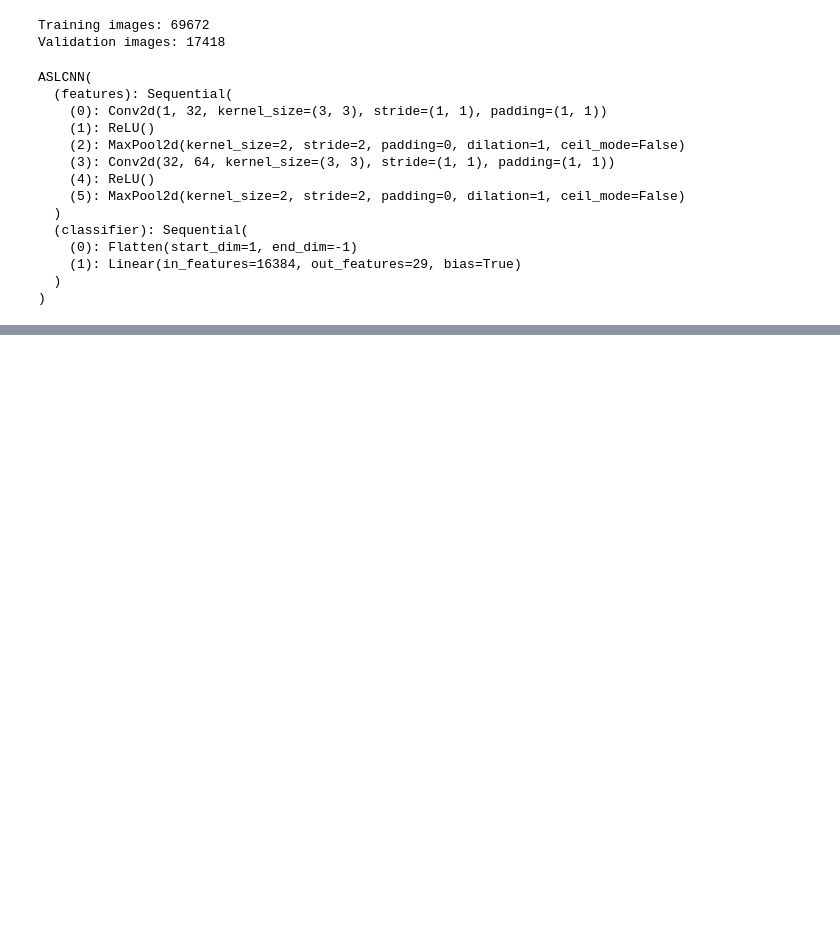
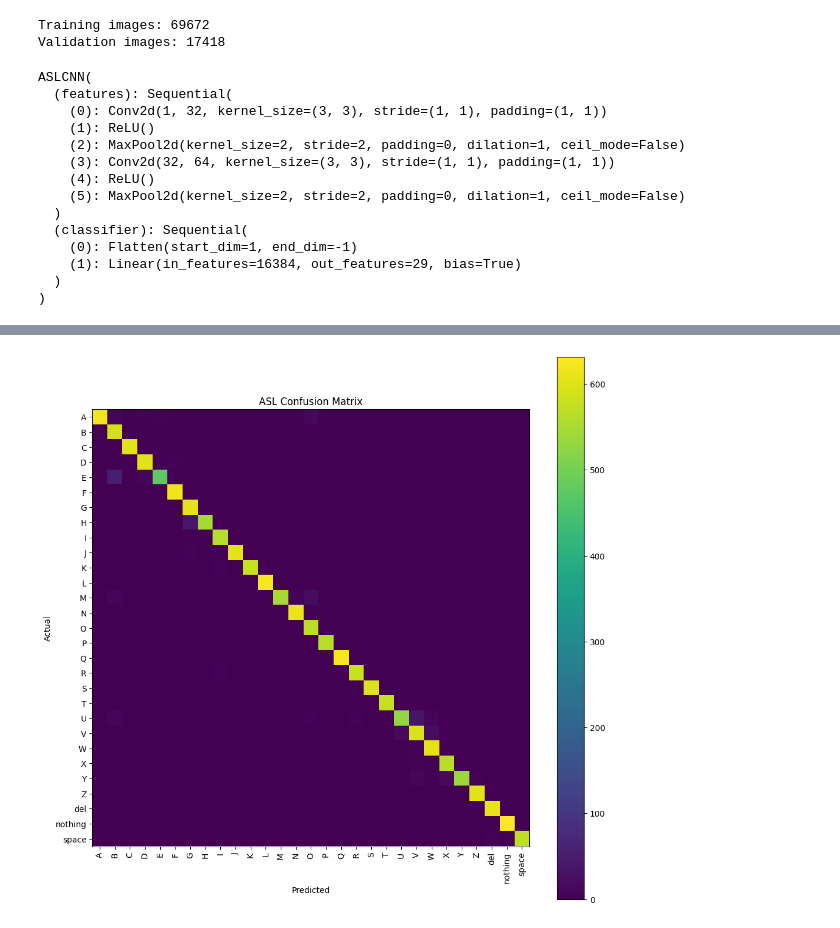
Before and after one commit to barney-rai/asl-recognition, a Jupyter notebook: ASL_Final_Training.ipynb, the cells around one changed output, grey strips where cells are left out. Drawn from its saved outputs; the diff is of its cells as text; code cells hidden in the pictures; blank space fills up the shorter version.

Commit message:
Evaluated all 29 classes

```diff
--- a/ASL_Final_Training.ipynb
+++ b/ASL_Final_Training.ipynb
@@ -410,0 +416,5 @@ Predicted class: 12
+# %%
+all_predictions = np.array(all_predictions)
+all_labels = np.array(all_labels)
+print("Predictions:", all_predictions.shape)
+print("Labels:", all_labels.shape)
@@ -410,0 +424,8 @@ Predicted class: 12
+# %%
+from sklearn.metrics import confusion_matrix
+cm = confusion_matrix(
+    all_labels,
+    all_predictions
+)
+
+print(cm)
@@ -410,0 +450,29 @@ Predicted class: 12
+# %%
+#note 8/29 - E has a 86 percent accuary, which is lowest
+#difficulty distinguishing certain visually similar gestures, particularly E, U, V, H, M, and Y.
+import matplotlib.pyplot as plt
+
+plt.figure(figsize=(12, 12))
+
+plt.imshow(cm)
+
+plt.xlabel("Predicted")
+plt.ylabel("Actual")
+plt.title("ASL Confusion Matrix")
+
+plt.xticks(
+    range(len(classes)),
+    classes,
+    rotation=90
+)
+
+plt.yticks(
+    range(len(classes)),
+    classes
+)
+
+plt.colorbar()
+
+plt.show()
+# %% [output]
+[figure, added]
```
Also changed, not shown: parts of 17 cells of this notebook.
